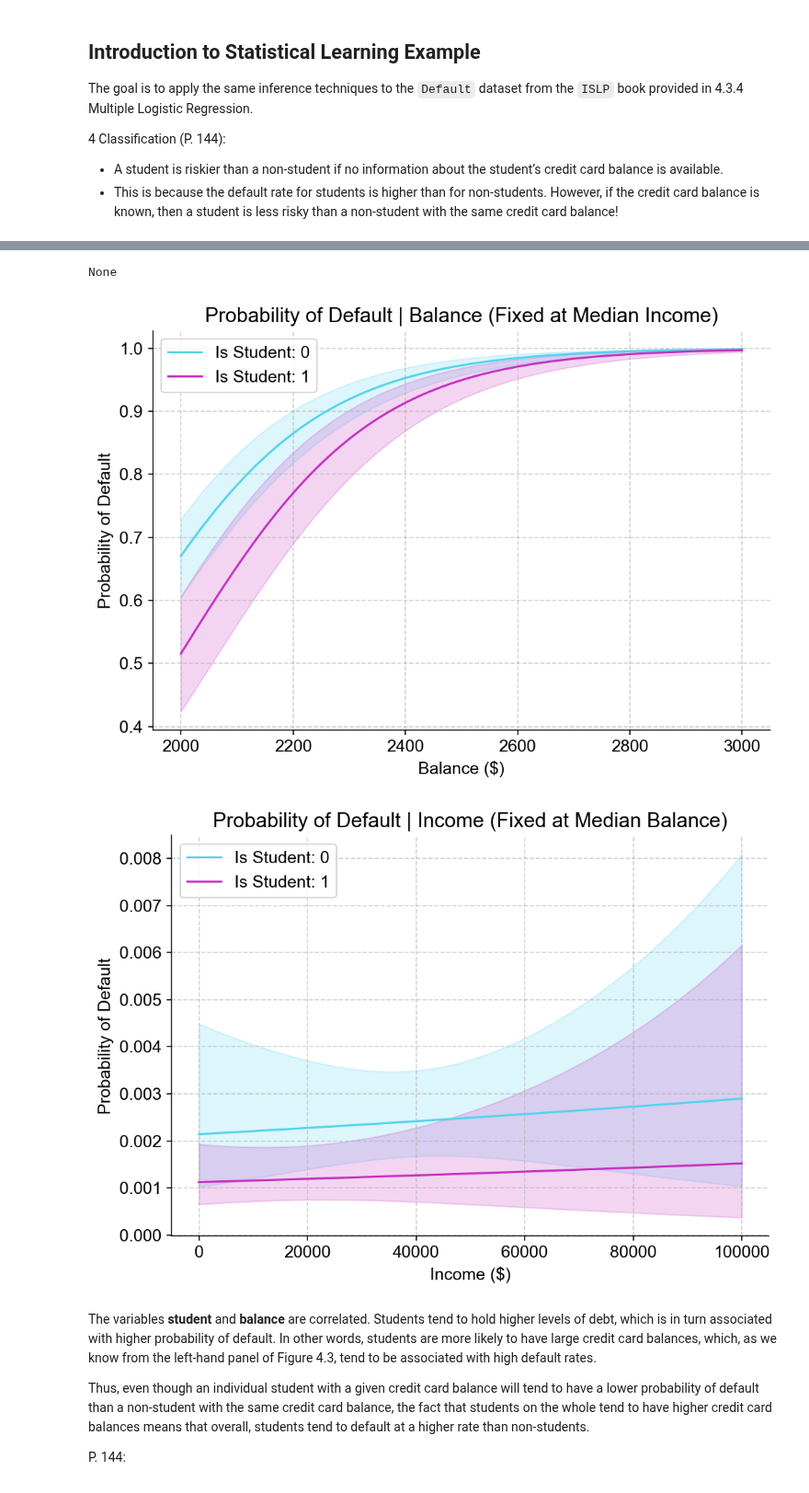
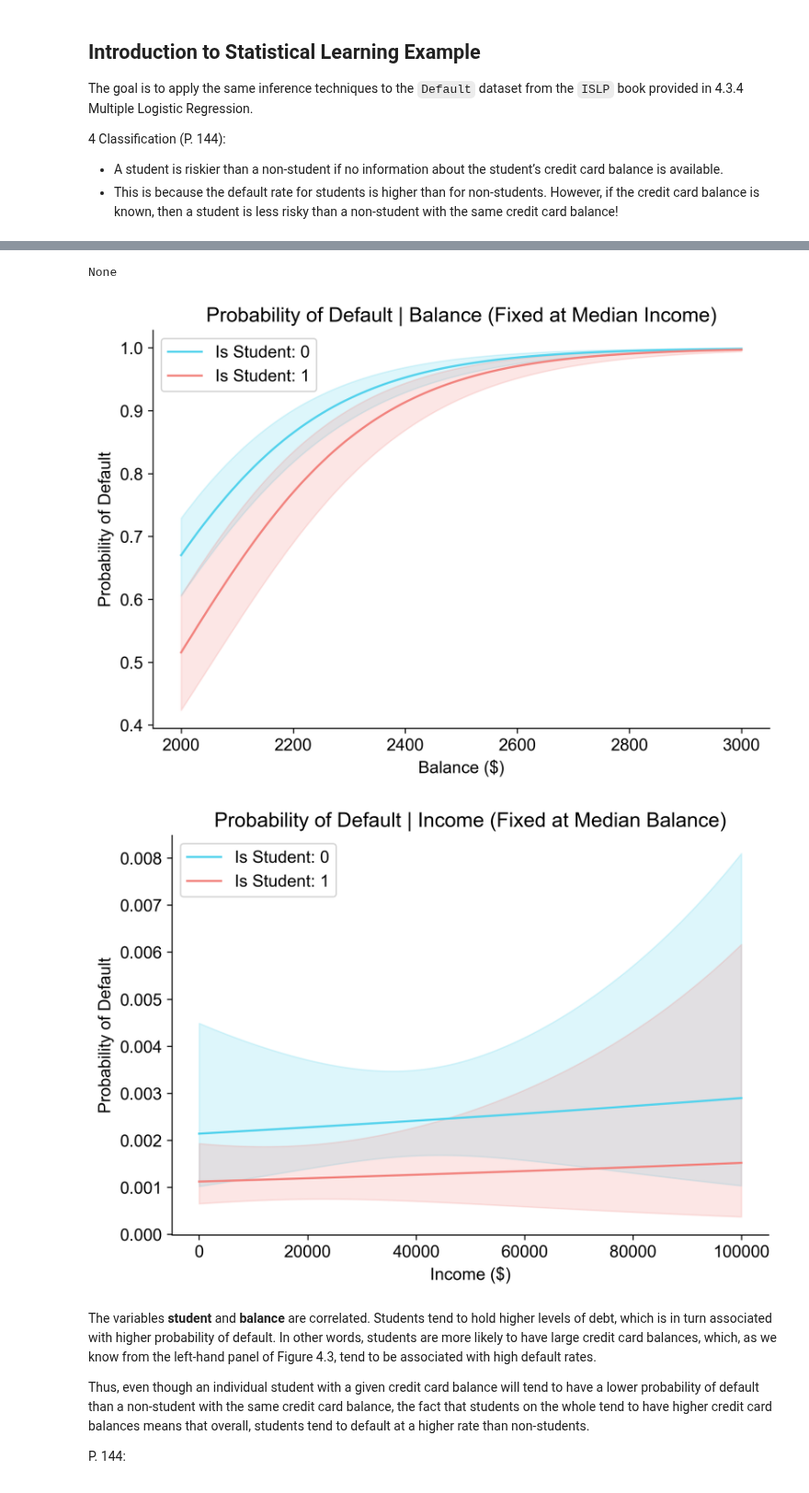
Before and after one commit to deburky/calibration, a Jupyter notebook: logistic-regression-inference/logistic-regression-inference.ipynb, the cells around one changed output, grey strips where cells are left out. Shown at 92% size. Drawn from its saved outputs; the diff is of its cells as text; code cells hidden in the pictures.

Commit message:
Change plot color

```diff
--- a/logistic-regression-inference/logistic-regression-inference.ipynb
+++ b/logistic-regression-inference/logistic-regression-inference.ipynb
@@ -331,7 +331,6 @@ def plot_simulation_results(model, fixed_values, feature, feature_range, title,
     ax.set_xlabel(xlabel)
     ax.set_ylabel("Probability of Default")
     ax.legend()
-    ax.grid(True, linestyle="--", alpha=0.6)
 
 # Fit a model
 model = FisherScoringLogisticRegression()
@@ -353,7 +352,7 @@ plot_simulation_results(
     model,
     fixed_values, 'balance', feature_range,
     "Probability of Default | Balance (Fixed at Median Income)",
-    "Balance ($)", ['#55d3ed', '#c430c1'], ax
+    "Balance ($)", ['#55d3ed', '#f2847f'], ax
 )
 plt.tight_layout()
 plt.show()
@@ -365,36 +364,36 @@ feature_range = (0, 100_000)  # Range for income
 plot_simulation_results(
     model,
     fixed_values, 'income', feature_range,
     "Probability of Default | Income (Fixed at Median Balance)",
-    "Income ($)", ['#55d3ed', '#c430c1'], ax
+    "Income ($)", ['#55d3ed', '#f2847f'], ax
 )
 plt.tight_layout()
 plt.show()
 # %% [output]
 A value is trying to be set on a copy of a slice from a DataFrame.
 Try using .loc[row_indexer,col_indexer] = value instead
 
 See the caveats in the documentation: https://pandas.pydata.org/pandas-docs/stable/user_guide/indexing.html#returning-a-view-versus-a-copy
   X['is_student'] = Default['student'].map({'No': 0, 'Yes': 1})
 ╭── Fisher Scoring Logistic Regression Fit ───╮
 │                                             │
 │         Total Fisher Scoring Iterations: 10 │
 │         Log Likelihood: -785.7724           │
 │         Beta 0 = intercept (bias): True     │
 │                                             │
 ╰─────────────────────────────────────────────╯
                          Fisher Scoring Logistic Regression Summary
 ┏━━━━━━━━━━━━━━━━━━┳━━━━━━━━━━┳━━━━━━━━━━━━┳━━━━━━━━━━━━━━━━┳━━━━━━━━━┳━━━━━━━━━━┳━━━━━━━━━━┓
 ┃        Parameter ┃ Estimate ┃ Std. Error ┃ Wald Statistic ┃ P-value ┃ Lower CI ┃ Upper CI ┃
 ┡━━━━━━━━━━━━━━━━━━╇━━━━━━━━━━╇━━━━━━━━━━━━╇━━━━━━━━━━━━━━━━╇━━━━━━━━━╇━━━━━━━━━━╇━━━━━━━━━━┩
 │ intercept (bias) │ -10.8690 │ 0.4923     │ -22.0793       │ 0.0000  │ -11.8339 │ -9.9042  │
 │          balance │ 0.0057   │ 0.0002     │ 24.7365        │ 0.0000  │ 0.0053   │ 0.0062   │
 │           income │ 0.0030   │ 0.0082     │ 0.3698         │ 0.7115  │ -0.0130  │ 0.0191   │
 │       is_student │ -0.6468  │ 0.2363     │ -2.7376        │ 0.0062  │ -1.1098  │ -0.1837  │
 └──────────────────┴──────────┴────────────┴────────────────┴─────────┴──────────┴──────────┘
 None
-[figure, old version]
+[figure, new version]
-[figure, old version]
+[figure, new version]
 # %% [markdown]
 The variables **student** and **balance** are correlated. Students tend to hold higher levels of debt, which is in turn associated with higher probability of default. In other words, students are more likely to have large credit card balances, which, as we know from the left-hand panel of Figure 4.3, tend to be associated with high default rates.
 
```
Also changed, not shown: parts of 1 cell of this notebook.
